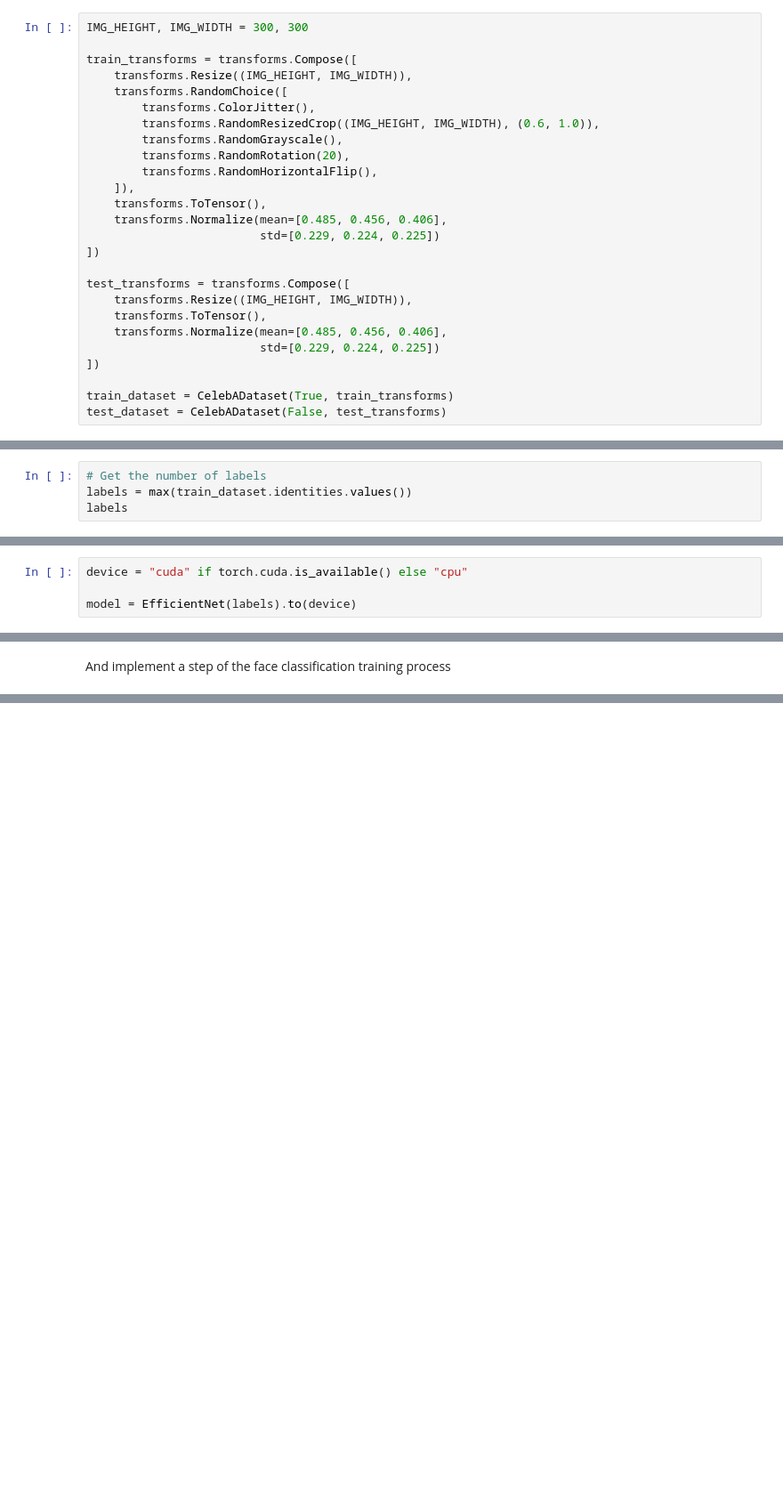
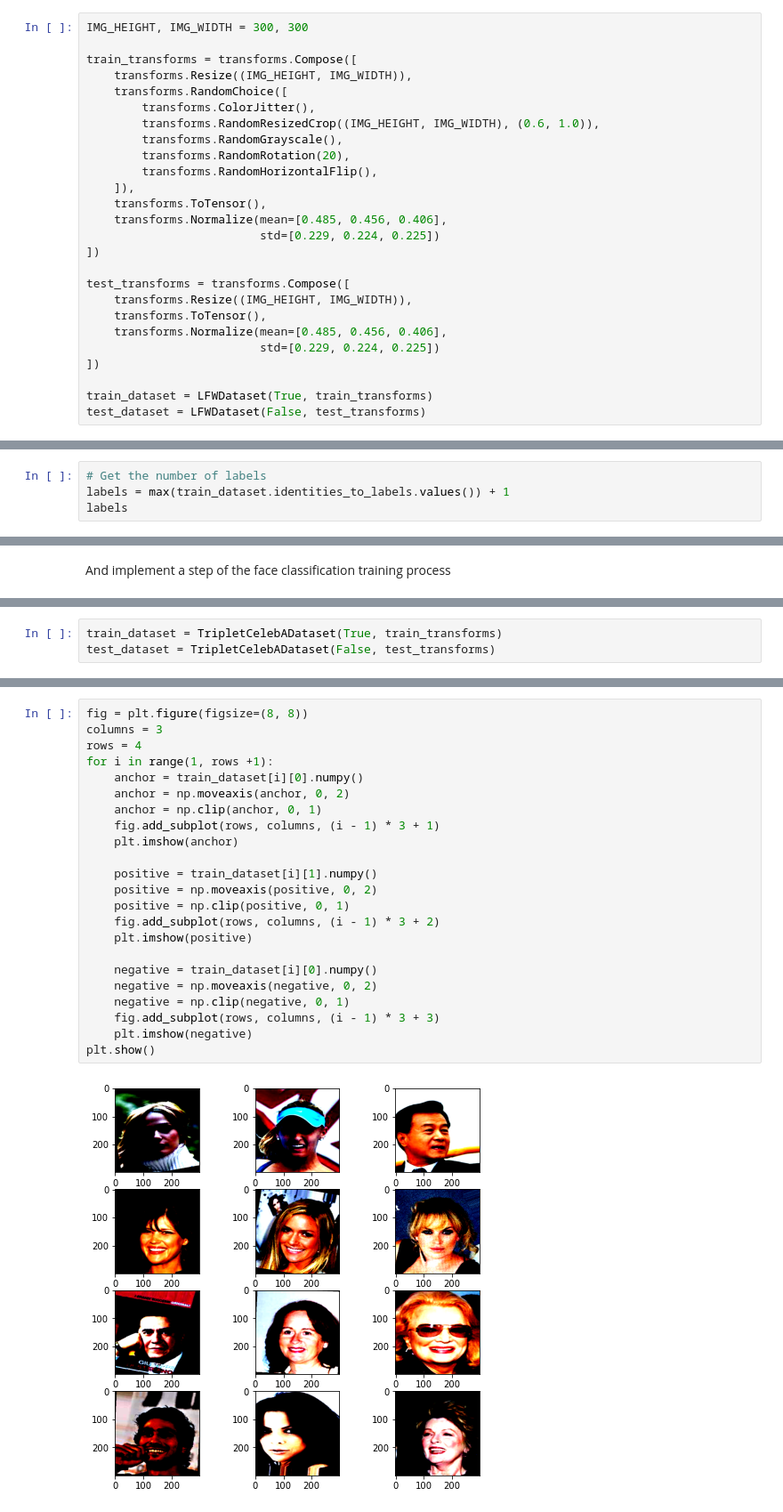
Before and after one commit to carlomunoz34/Face-Recognition, a Jupyter notebook: research/Face Recognition.ipynb, the cells around one changed output, grey strips where cells are left out. Shown at 89% size. Drawn from its saved outputs; the diff is of its cells as text; blank space fills up the shorter version.

```diff
--- a/research/Face Recognition.ipynb
+++ b/research/Face Recognition.ipynb
@@ -88,8 +105,8 @@ test_transforms = transforms.Compose([
                          std=[0.229, 0.224, 0.225])
 ])
 
-train_dataset = CelebADataset(True, train_transforms)
-test_dataset = CelebADataset(False, test_transforms)
+train_dataset = LFWDataset(True, train_transforms)
+test_dataset = LFWDataset(False, test_transforms)
 # %% [markdown]
 Now, lets plot some images to see the results
 # %%
@@ -161,5 +179,5 @@ test_loader = VirtualDataLoader(raw_test_loader, TEST_STEPS_PER_EPOCH)
 ## Pretraining
 # %%
 # Get the number of labels
-labels = max(train_dataset.identities.values())
+labels = max(train_dataset.identities_to_labels.values()) + 1
 labels
@@ -180,7 +196,3 @@ class EfficientNet(nn.Module):
-# %%
-device = "cuda" if torch.cuda.is_available() else "cpu"
-
-model = EfficientNet(labels).to(device)
 # %% [markdown]
 Lets define our train function
 # %%
@@ -342,0 +504,3 @@ losses
+# %%
+train_dataset = TripletCelebADataset(True, train_transforms)
+test_dataset = TripletCelebADataset(False, test_transforms)
@@ -342,0 +509,25 @@ losses
+# %%
+fig = plt.figure(figsize=(8, 8))
+columns = 3
+rows = 4
+for i in range(1, rows +1):
+    anchor = train_dataset[i][0].numpy()
+    anchor = np.moveaxis(anchor, 0, 2)
+    anchor = np.clip(anchor, 0, 1)
+    fig.add_subplot(rows, columns, (i - 1) * 3 + 1)
+    plt.imshow(anchor)
+
+    positive = train_dataset[i][1].numpy()
+    positive = np.moveaxis(positive, 0, 2)
+    positive = np.clip(positive, 0, 1)
+    fig.add_subplot(rows, columns, (i - 1) * 3 + 2)
+    plt.imshow(positive)
+
+    negative = train_dataset[i][0].numpy()
+    negative = np.moveaxis(negative, 0, 2)
+    negative = np.clip(negative, 0, 1)
+    fig.add_subplot(rows, columns, (i - 1) * 3 + 3)
+    plt.imshow(negative)
+plt.show()
+# %% [output]
+[figure, added]
```
Also changed, not shown: parts of 38 cells of this notebook, 7 other files.
